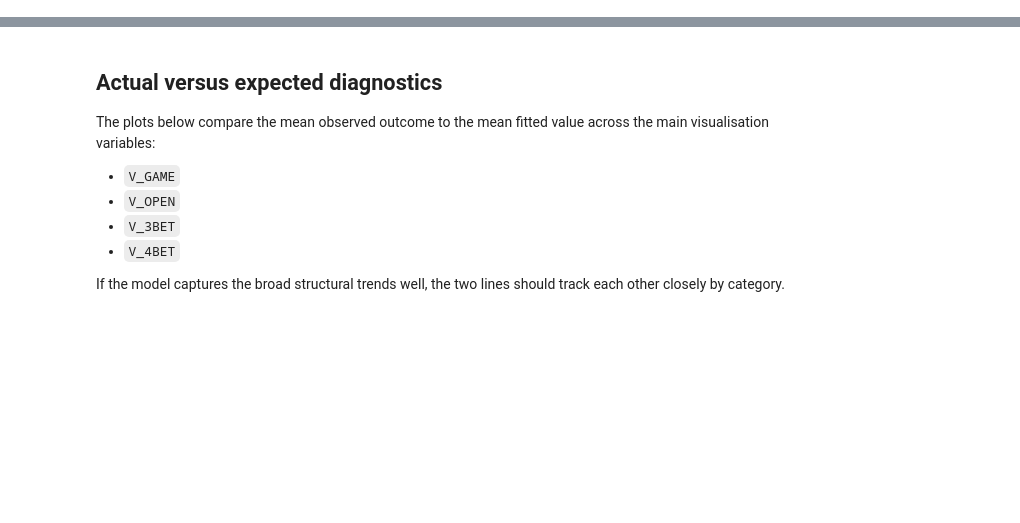
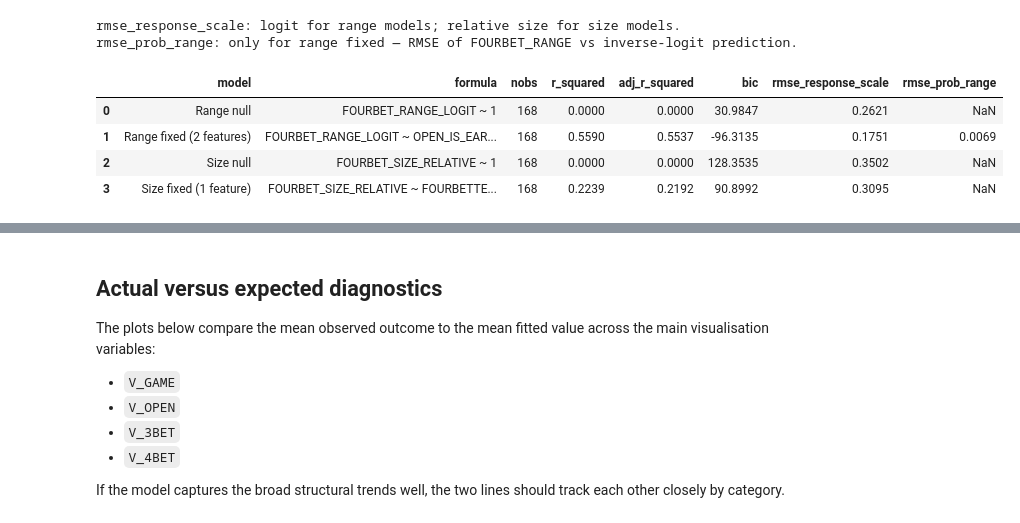
Before and after one commit to uys-pokerhero/poker-lab, a Jupyter notebook: notebooks/fourbet_analysis.ipynb, the cells around one changed output, grey strips where cells are left out. Drawn from its saved outputs; the diff is of its cells as text; code cells hidden in the pictures; blank space fills up the shorter version.

```diff
--- a/notebooks/fourbet_analysis.ipynb
+++ b/notebooks/fourbet_analysis.ipynb
@@ -375,0 +531,78 @@ print(size_result.model.summary())
+# %%
+def _rmse_response(m) -> float:
+    return float(np.sqrt(m.mse_resid))
+
+
+null_range_fixed = smf.ols("FOURBET_RANGE_LOGIT ~ 1", data=analysis_df).fit()
+null_size_fixed = smf.ols("FOURBET_SIZE_RELATIVE ~ 1", data=analysis_df).fit()
+
+fit_range_fixed = smf.ols(
+    "FOURBET_RANGE_LOGIT ~ OPEN_IS_EARLY + OPEN_IS_LATE", data=analysis_df
+).fit()
+fit_size_fixed = smf.ols("FOURBET_SIZE_RELATIVE ~ FOURBETTER_IN_BLINDS", data=analysis_df).fit()
+
+# RMSE on probability scale for the range model (inverse logit of fitted logit).
+range_pred_prob_fixed = 1 / (1 + np.exp(-fit_range_fixed.fittedvalues))
+rmse_range_prob = float(np.sqrt(np.mean((analysis_df["FOURBET_RANGE"] - range_pred_prob_fixed) ** 2)))
+
+fixed_metrics = pd.DataFrame(
+    [
+        {
+            "model": "Range null",
+            "formula": "FOURBET_RANGE_LOGIT ~ 1",
+            "nobs": int(null_range_fixed.nobs),
+            "r_squared": null_range_fixed.rsquared,
+            "adj_r_squared": null_range_fixed.rsquared_adj,
+            "bic": null_range_fixed.bic,
+            "rmse_response_scale": _rmse_response(null_range_fixed),
+            "rmse_prob_range": np.nan,
+        },
+        {
+            "model": "Range fixed (2 features)",
+            "formula": "FOURBET_RANGE_LOGIT ~ OPEN_IS_EARLY + OPEN_IS_LATE",
+            "nobs": int(fit_range_fixed.nobs),
+            "r_squared": fit_range_fixed.rsquared,
+            "adj_r_squared": fit_range_fixed.rsquared_adj,
+            "bic": fit_range_fixed.bic,
+            "rmse_response_scale": _rmse_response(fit_range_fixed),
+            "rmse_prob_range": rmse_range_prob,
+        },
+        {
+            "model": "Size null",
+            "formula": "FOURBET_SIZE_RELATIVE ~ 1",
+            "nobs": int(null_size_fixed.nobs),
+            "r_squared": null_size_fixed.rsquared,
+            "adj_r_squared": null_size_fixed.rsquared_adj,
+            "bic": null_size_fixed.bic,
+            "rmse_response_scale": _rmse_response(null_size_fixed),
+            "rmse_prob_range": np.nan,
+        },
+        {
+            "model": "Size fixed (1 feature)",
+            "formula": "FOURBET_SIZE_RELATIVE ~ FOURBETTER_IN_BLINDS",
+            "nobs": int(fit_size_fixed.nobs),
+            "r_squared": fit_size_fixed.rsquared,
+            "adj_r_squared": fit_size_fixed.rsquared_adj,
+            "bic": fit_size_fixed.bic,
+            "rmse_response_scale": _rmse_response(fit_size_fixed),
+            "rmse_prob_range": np.nan,
+        },
+    ]
+)
+
+print("rmse_response_scale: logit for range models; relative size for size models.")
+print("rmse_prob_range: only for range fixed — RMSE of FOURBET_RANGE vs inverse-logit prediction.\n")
+display(fixed_metrics.round(4))
+
+print("\n--- Range fixed: OLS summary ---")
+print(fit_range_fixed.summary())
+print("\n--- Size fixed: OLS summary ---")
+print(fit_size_fixed.summary())
+# %% [output]
+rmse_response_scale: logit for range models; relative size for size models.
+rmse_prob_range: only for range fixed — RMSE of FOURBET_RANGE vs inverse-logit prediction.
+|  | model | formula | nobs | r_squared | adj_r_squared | bic | rmse_response_scale | rmse_prob_range |
+| 0 | Range null | FOURBET_RANGE_LOGIT ~ 1 | 168 | 0.0000 | 0.0000 | 30.9847 | 0.2621 | NaN |
+| 1 | Range fixed (2 features) | FOURBET_RANGE_LOGIT ~ OPEN_IS_EAR... | 168 | 0.5590 | 0.5537 | -96.3135 | 0.1751 | 0.0069 |
+| 2 | Size null | FOURBET_SIZE_RELATIVE ~ 1 | 168 | 0.0000 | 0.0000 | 128.3535 | 0.3502 | NaN |
+| 3 | Size fixed (1 feature) | FOURBET_SIZE_RELATIVE ~ FOURBETTE... | 168 | 0.2239 | 0.2192 | 90.8992 | 0.3095 | NaN |
```
Also changed, not shown: parts of 30 cells of this notebook, 27 other files.
